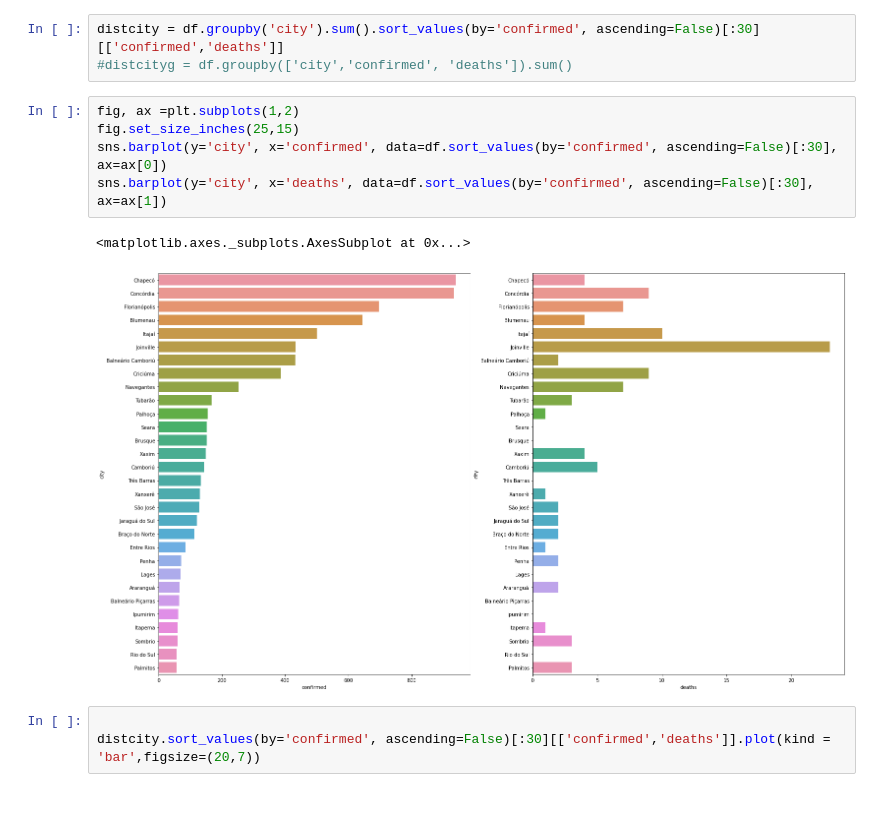
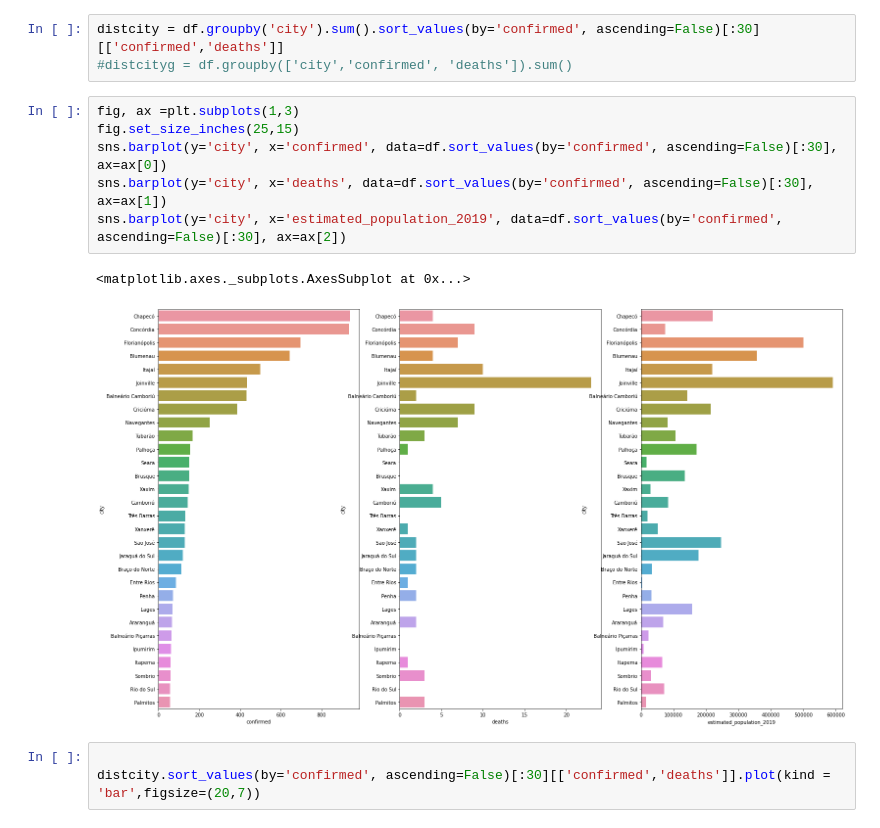
Before and after one commit to OckerGui/DataScience, a Jupyter notebook: Covid_SC_Brazil.ipynb, the cells around one changed output. Cells and saved outputs as stored; diff of their text form.

```diff
--- a/Covid_SC_Brazil.ipynb
+++ b/Covid_SC_Brazil.ipynb
@@ -76,13 +115,14 @@ map
 distcity = df.groupby('city').sum().sort_values(by='confirmed', ascending=False)[:30][['confirmed','deaths']]
 #distcityg = df.groupby(['city','confirmed', 'deaths']).sum()
 # %%
-fig, ax =plt.subplots(1,2)
+fig, ax =plt.subplots(1,3)
 fig.set_size_inches(25,15)
 sns.barplot(y='city', x='confirmed', data=df.sort_values(by='confirmed', ascending=False)[:30], ax=ax[0])
 sns.barplot(y='city', x='deaths', data=df.sort_values(by='confirmed', ascending=False)[:30], ax=ax[1])
+sns.barplot(y='city', x='estimated_population_2019', data=df.sort_values(by='confirmed', ascending=False)[:30], ax=ax[2])
 # %% [output]
 <matplotlib.axes._subplots.AxesSubplot at 0x...>
-[figure, old version]
+[figure, new version]
 # %%
 
 distcity.sort_values(by='confirmed', ascending=False)[:30][['confirmed','deaths']].plot(kind = 'bar',figsize=(20,7))
```
Also changed, not shown: parts of 12 cells of this notebook.
